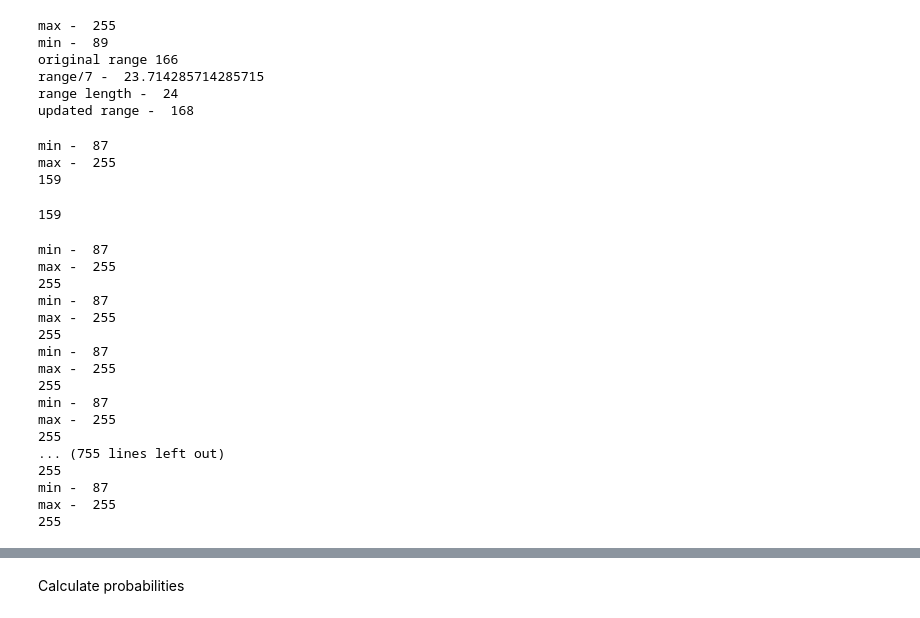
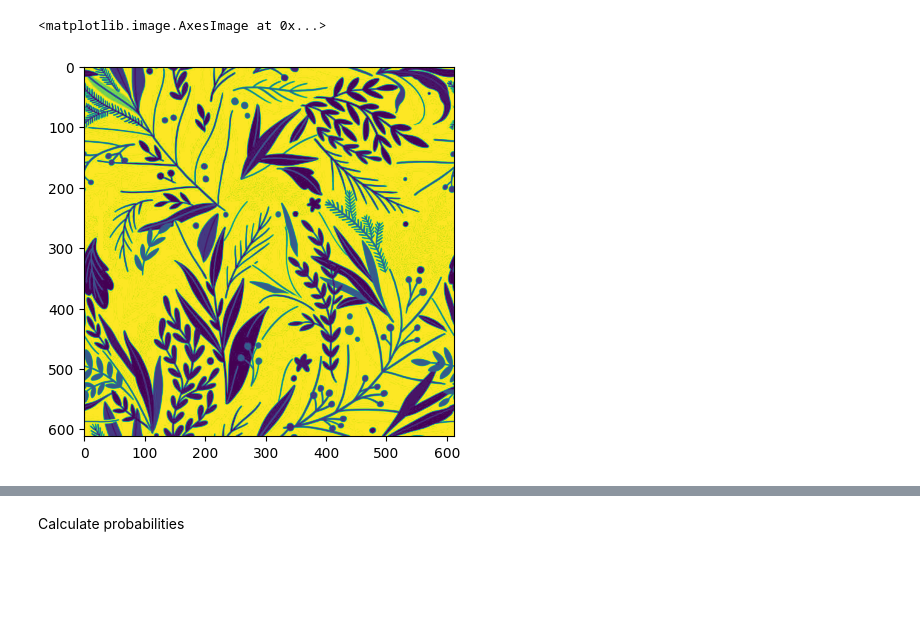
Before and after one commit to MilanBandara/huffman-coding, a Jupyter notebook: quantize.ipynb, the cells around one changed output, grey strips where cells are left out. Cells and saved outputs as stored; diff of their text form; code cells hidden in the pictures; blank space fills up the shorter version.

```diff
--- a/quantize.ipynb
+++ b/quantize.ipynb
@@ -41,16 +160,9 @@ plt.show()
 # %%
-print("max - ",np.max(cropped))
-print("min - ",np.min(cropped))
-print("original range",np.max(cropped)-np.min(cropped))#range >> round this up to the nearest multiple of 8
-range = np.max(cropped)-np.min(cropped)
-print("range/7 - ",range/7)
-print("range length - ",math.ceil(range/7))
-print("updated range - ",math.ceil(range/7)*7)
+# print("max - ",np.max(cropped))
+# print("min - ",np.min(cropped))
+# print("original range",np.max(cropped)-np.min(cropped))#range >> round this up to the nearest multiple of 8
+# range = np.max(cropped)-np.min(cropped)
+# print("range/7 - ",range/7)
+# print("range length - ",math.ceil(range/7))
+# print("updated range - ",math.ceil(range/7)*7)
-# %% [output]
-max -  255
-min -  89
-original range 166
-range/7 -  23.714285714285715
-range length -  24
-updated range -  168
 # %%
@@ -83,29 +200,10 @@ def quantinze(number):
     return quantized
-# %%
-quantinze(149)
-# %% [output]
-min -  87
-max -  255
-159
-159
-# %%
-new_arr = cropped.flatten()
-new_arr = np.vectorize(lambda x: quantinze(x))(new_arr)
-# %% [output]
-min -  87
-max -  255
-255
-min -  87
-max -  255
-255
-min -  87
-max -  255
-255
-min -  87
-max -  255
-255
-... (755 lines left out)
-255
-min -  87
-max -  255
-255
+# %%
+grayscale_image = cv2.imread("Pattern.jpg",cv2.IMREAD_GRAYSCALE) #grayscale image
+cropped_gray_scale = grayscale_image[0:16,124:(124+16)] #cropped gray scale
+rgb_image = cv2.imread("Pattern.jpg") #rgb image
+red_channel = rgb_image[:,:,2:3]
+plt.imshow(red_channel)
+# %% [output]
+<matplotlib.image.AxesImage at 0x...>
+[figure, added]
```
Also changed, not shown: parts of 23 cells of this notebook, 1 other file.
